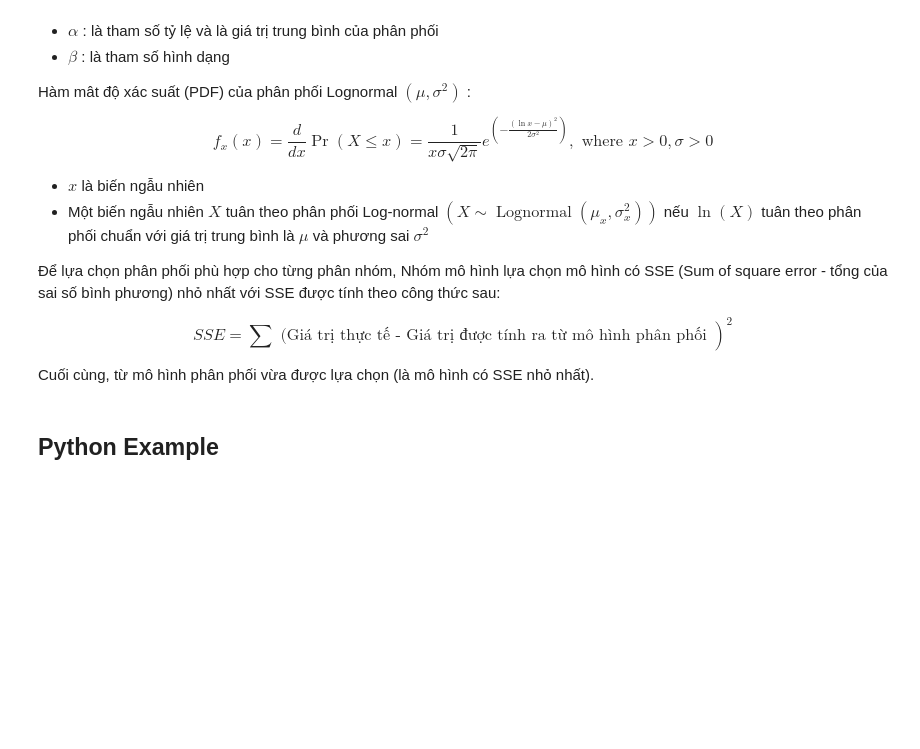
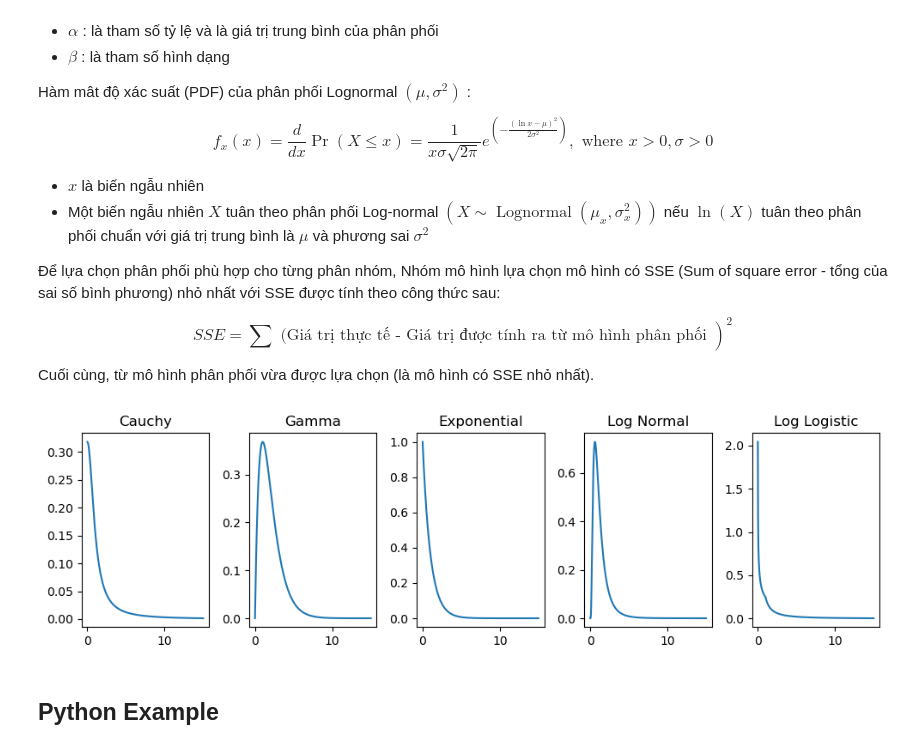
Before and after one commit to nguyenngocbinh/papers, a Jupyter notebook: machine-learning/CohortFitDistribution.ipynb, the cells around one changed output. Saved outputs shown, nothing was run; the diff lists cells and outputs as text; code cells hidden in the pictures; blank space fills up the shorter version.

Commit message:
add plot distribution

```diff
--- a/machine-learning/CohortFitDistribution.ipynb
+++ b/machine-learning/CohortFitDistribution.ipynb
@@ -64,6 +64,49 @@ $$
 $$
 
 Cuối cùng, từ mô hình phân phối vừa được lựa chọn (là mô hình có SSE nhỏ nhất).
+# %%
+import numpy as np
+import matplotlib.pyplot as plt
+from scipy.stats import cauchy, gamma, expon, lognorm, loglaplace
+
+# Define the x range for the plot
+x = np.linspace(0, 15, 1000)
+
+# Create a single row with 5 subplots
+fig, axs = plt.subplots(1, 5, figsize=(10, 3))
+
+# Cauchy Distribution
+cauchy_pdf = cauchy.pdf(x)
+axs[0].plot(x, cauchy_pdf)
+axs[0].set_title("Cauchy")
+
+# Gamma Distribution
+gamma_pdf = gamma.pdf(x, a=2)
+axs[1].plot(x, gamma_pdf)
+axs[1].set_title("Gamma")
+
+# Exponential Distribution
+exponential_pdf = expon.pdf(x)
+axs[2].plot(x, exponential_pdf)
+axs[2].set_title("Exponential")
+
+# Log Normal Distribution
+log_normal_pdf = lognorm.pdf(x, s=0.7)
+axs[3].plot(x, log_normal_pdf)
+axs[3].set_title("Log Normal")
+
+# Log Logistic Distribution
+log_logistic_pdf = loglaplace.pdf(x, c=0.5)
+axs[4].plot(x, log_logistic_pdf)
+axs[4].set_title("Log Logistic")
+
+# Adjust layout
+plt.tight_layout()
+
+# Display the plot
+plt.show()
+# %% [output]
+[figure, added]
 # %% [markdown]
 ## Python Example
 # %%
```
